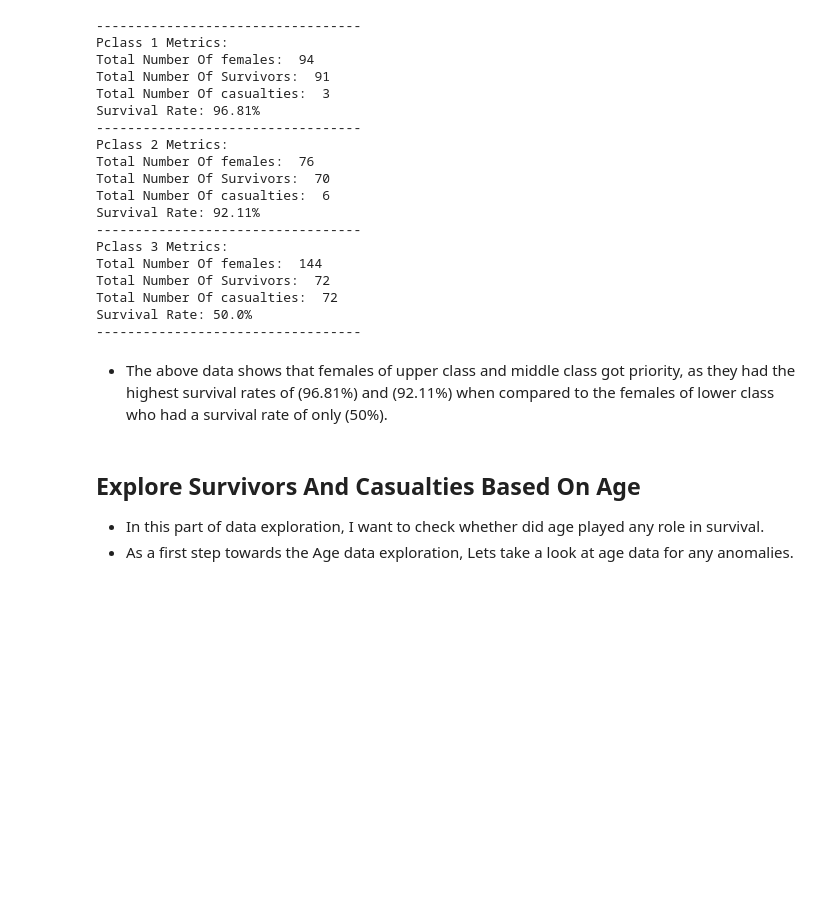
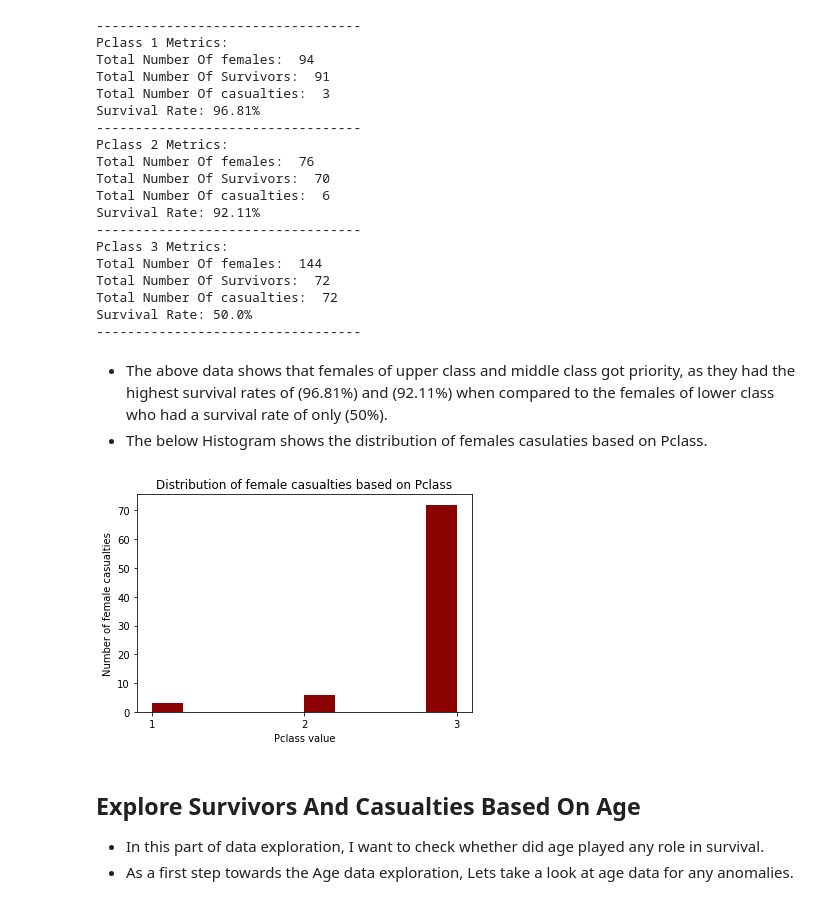
Before and after one commit to chaitanya6761/Udacity-Data-Analyst-Nano-Degree, a Jupyter notebook: P2 Investigate A Dataset(Titanic Survival Data)/Titanic_Data_Analysis.ipynb, the cells around one changed output. Drawn from its saved outputs; the diff is of its cells as text; code cells hidden in the pictures; blank space fills up the shorter version.

Commit message:
added histogram for pclass female casualties

```diff
--- a/P2 Investigate A Dataset(Titanic Survival Data)/Titanic_Data_Analysis.ipynb
+++ b/P2 Investigate A Dataset(Titanic Survival Data)/Titanic_Data_Analysis.ipynb
@@ -286,6 +286,13 @@ Survival Rate: 50.0%
 ----------------------------------
 # %% [markdown]
 - The above data shows that females of upper class and middle class got priority, as they had the highest survival rates of (96.81%) and  (92.11%) when compared to the females of lower class who had a survival rate of only (50%).
+- The below Histogram shows the distribution of females casulaties based on Pclass.
+# %%
+pclass_casualties = pclass[(survival_data == 0) & (gender_data == 'female')]
+drawHistogram(pclass_casualties,'Distribution of female casualties based on Pclass',
+              'Pclass value','Number of female casualties',xticks=range(1,4),color='DarkRed')
+# %% [output]
+[figure, added]
 # %% [markdown]
 ## Explore Survivors And Casualties Based On Age
 
```
Also changed, not shown: parts of 1 cell of this notebook.
